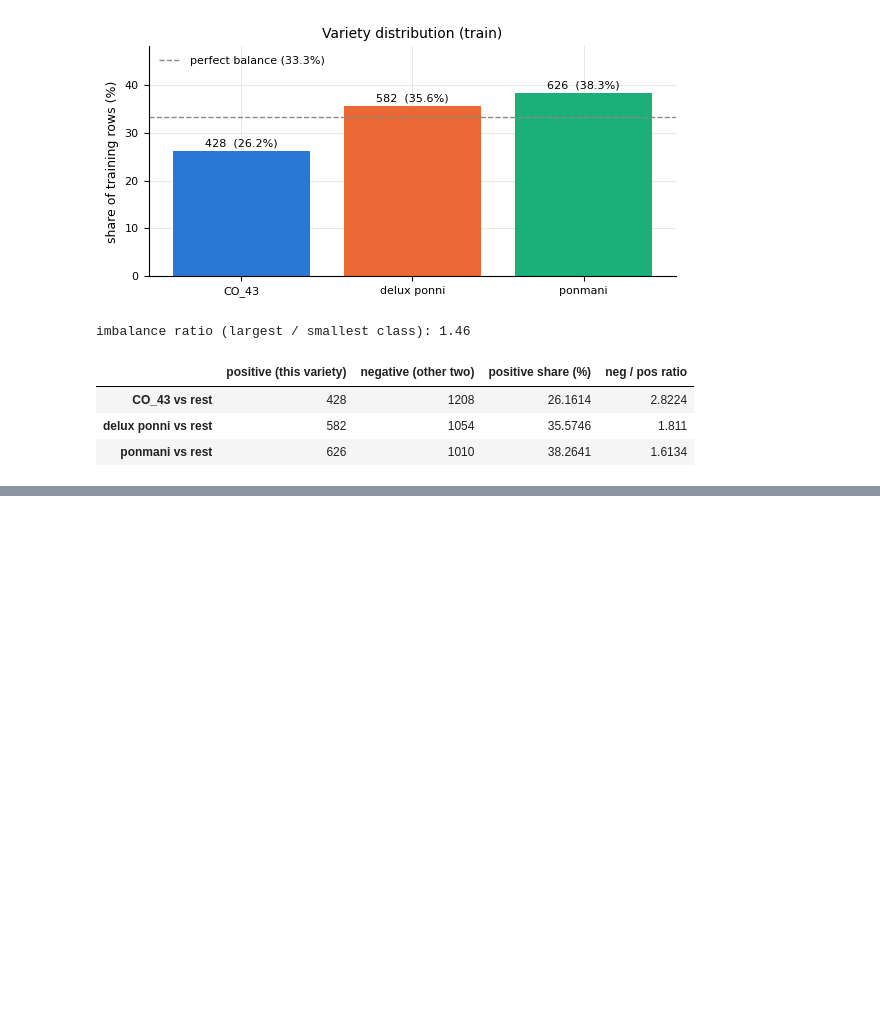
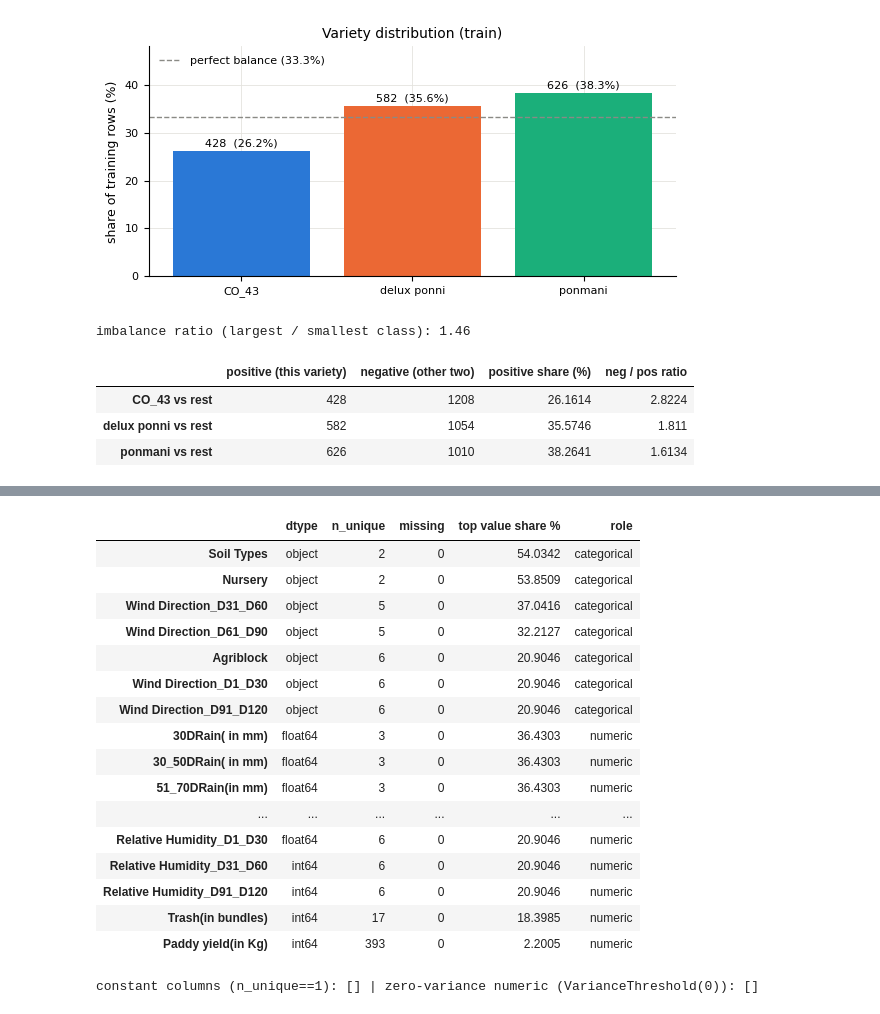
Before and after one commit to phattanaratjeedjeen-sudo/paddy, a Jupyter notebook: src/HW02_6810.ipynb, the cells around one changed output, grey strips where cells are left out. Cells and saved outputs as stored; diff of their text form; code cells hidden in the pictures; blank space fills up the shorter version.

```diff
--- a/src/HW02_6810.ipynb
+++ b/src/HW02_6810.ipynb
@@ -403,0 +411,30 @@ ovr
+# %%
+from sklearn.feature_selection import VarianceThreshold
+
+ov = pd.DataFrame({'dtype': tr[FEATURES].dtypes.astype(str), 'n_unique': tr[FEATURES].nunique(),
+                   'missing': tr[FEATURES].isna().sum(),
+                   'top value share %': [tr[c].value_counts(normalize=True).iloc[0] * 100 for c in FEATURES]})
+ov['role'] = ['categorical' if c in CAT else 'numeric' for c in ov.index]
+display(ov.sort_values(['role', 'n_unique']))
+const = ov[ov.n_unique == 1].index.tolist()
+vt = VarianceThreshold(0.0).fit(tr[NUM]); zero_var = [c for c, k in zip(NUM, vt.get_support()) if not k]
+print('constant columns (n_unique==1):', const, '| zero-variance numeric (VarianceThreshold(0)):', zero_var)
+# %% [output]
+|  | dtype | n_unique | missing | top value share % | role |
+| Soil Types | object | 2 | 0 | 54.0342 | categorical |
+| Nursery | object | 2 | 0 | 53.8509 | categorical |
+| Wind Direction_D31_D60 | object | 5 | 0 | 37.0416 | categorical |
+| Wind Direction_D61_D90 | object | 5 | 0 | 32.2127 | categorical |
+| Agriblock | object | 6 | 0 | 20.9046 | categorical |
+| Wind Direction_D1_D30 | object | 6 | 0 | 20.9046 | categorical |
+| Wind Direction_D91_D120 | object | 6 | 0 | 20.9046 | categorical |
+| 30DRain( in mm) | float64 | 3 | 0 | 36.4303 | numeric |
+| 30_50DRain( in mm) | float64 | 3 | 0 | 36.4303 | numeric |
+| 51_70DRain(in mm) | float64 | 3 | 0 | 36.4303 | numeric |
+| ... | ... | ... | ... | ... | ... |
+| Relative Humidity_D1_D30 | float64 | 6 | 0 | 20.9046 | numeric |
+| Relative Humidity_D31_D60 | int64 | 6 | 0 | 20.9046 | numeric |
+| Relative Humidity_D91_D120 | int64 | 6 | 0 | 20.9046 | numeric |
+| Trash(in bundles) | int64 | 17 | 0 | 18.3985 | numeric |
+| Paddy yield(in Kg) | int64 | 393 | 0 | 2.2005 | numeric |
+constant columns (n_unique==1): [] | zero-variance numeric (VarianceThreshold(0)): []
```
Also changed, not shown: parts of 5 cells of this notebook.
